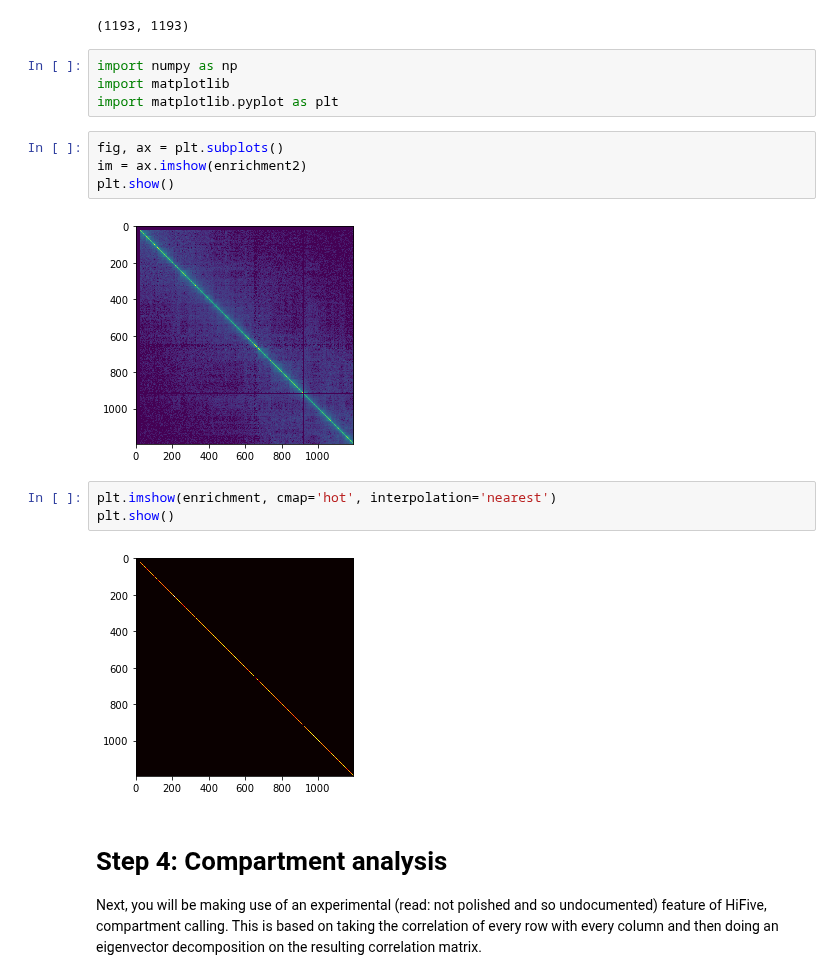
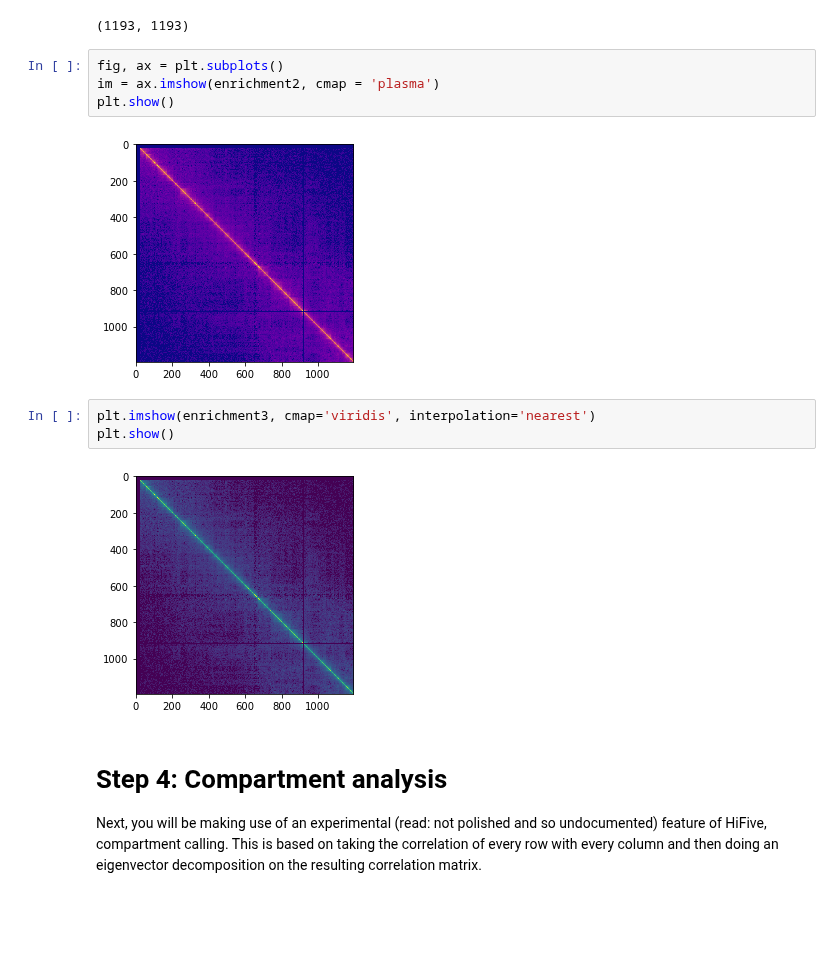
Before and after one commit to chende35/qbb2020-answers, a Jupyter notebook: week9/submits/week9-assisgnment.ipynb, the cells around one changed output. Cells and saved outputs as stored; diff of their text form; blank space fills up the shorter version.

```diff
--- a/week9/submits/week9-assisgnment.ipynb
+++ b/week9/submits/week9-assisgnment.ipynb
@@ -69,21 +74,17 @@ print(enrichment2)
 enrichment.shape
 # %% [output]
 (1193, 1193)
-# %%
-import numpy as np
-import matplotlib
-import matplotlib.pyplot as plt
 # %%
 fig, ax = plt.subplots()
-im = ax.imshow(enrichment2)
+im = ax.imshow(enrichment2, cmap = 'plasma')
 plt.show()
 # %% [output]
-[figure, old version]
+[figure, new version]
 # %%
-plt.imshow(enrichment, cmap='hot', interpolation='nearest')
+plt.imshow(enrichment3, cmap='viridis', interpolation='nearest')
 plt.show()
 # %% [output]
-[figure, old version]
+[figure, new version]
 # %% [markdown]
 # Step 4: Compartment analysis
 Next, you will be making use of an experimental (read: not polished and so undocumented) feature of HiFive, compartment calling. This is based on taking the correlation of every row with every column and then doing an eigenvector decomposition on the resulting correlation matrix.
```
Also changed, not shown: parts of 26 cells of this notebook.
